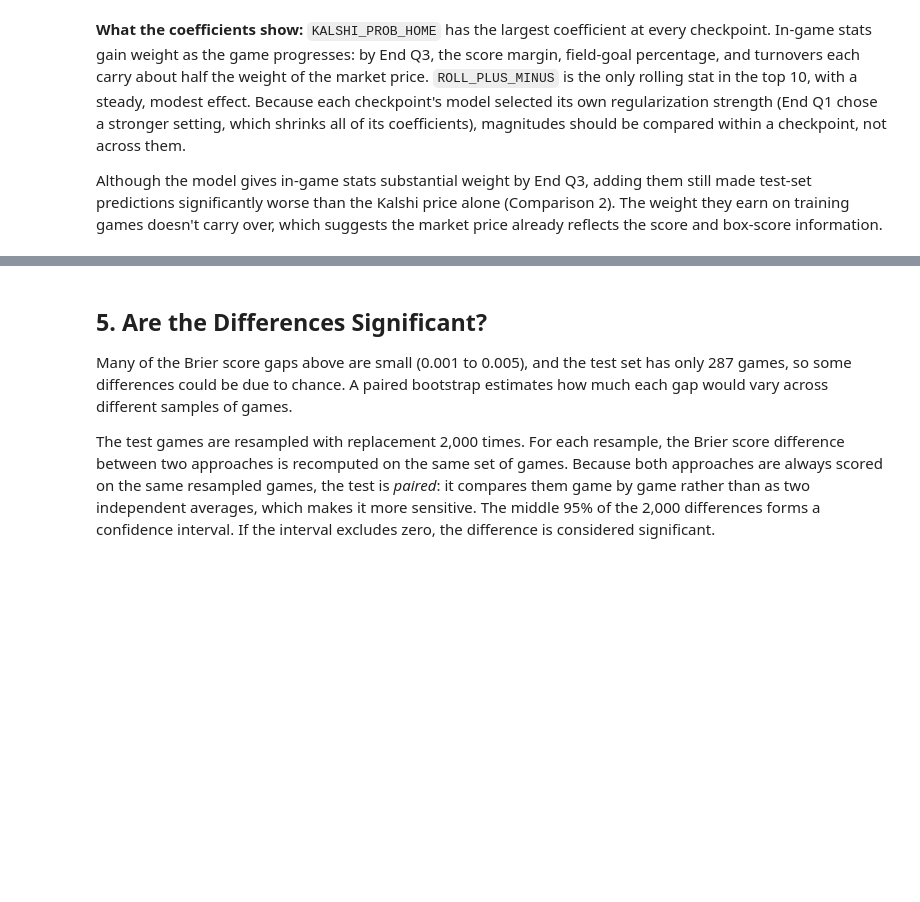
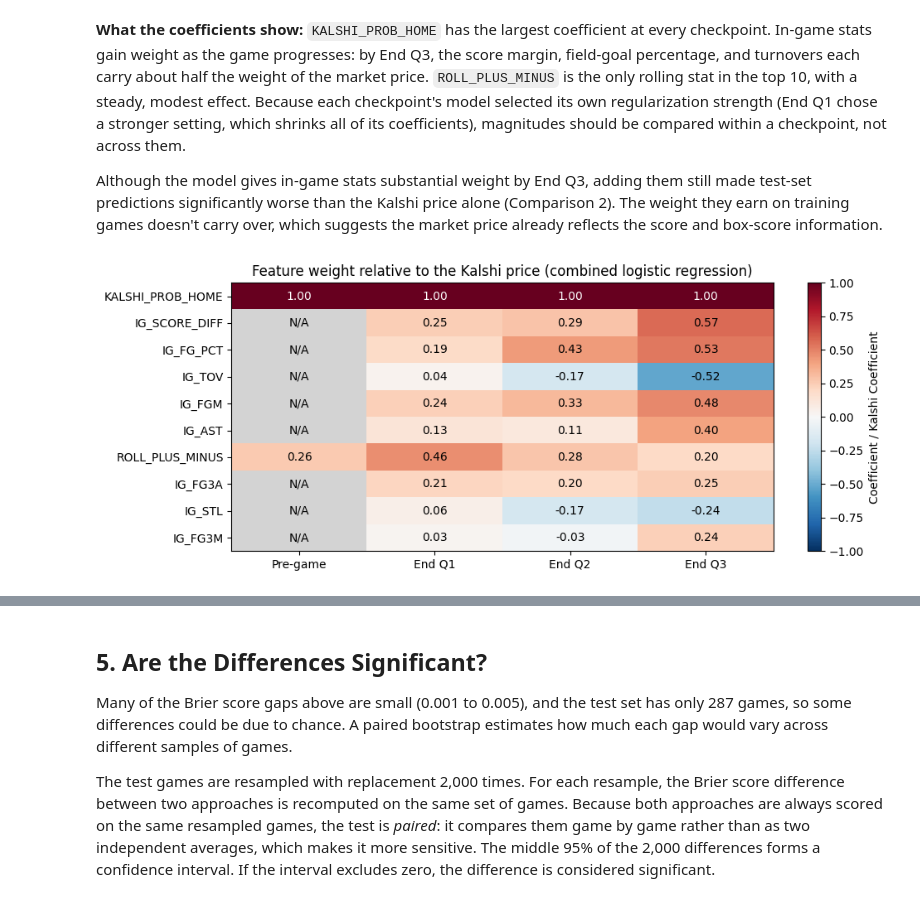
Before and after one commit to brad-hof/Milestone2, a Jupyter notebook: Notebooks/supervised_section.ipynb, the cells around one changed output, grey strips where cells are left out. Cells and saved outputs as stored; diff of their text form; code cells hidden in the pictures; blank space fills up the shorter version.

```diff
--- a/Notebooks/supervised_section.ipynb
+++ b/Notebooks/supervised_section.ipynb
@@ -291,3 +334,34 @@ coef_table.loc[top].round(3)
 **What the coefficients show:** `KALSHI_PROB_HOME` has the largest coefficient at every checkpoint. In-game stats gain weight as the game progresses: by End Q3, the score margin, field-goal percentage, and turnovers each carry about half the weight of the market price. `ROLL_PLUS_MINUS` is the only rolling stat in the top 10, with a steady, modest effect. Because each checkpoint's model selected its own regularization strength (End Q1 chose a stronger setting, which shrinks all of its coefficients), magnitudes should be compared within a checkpoint, not across them.
 
 Although the model gives in-game stats substantial weight by End Q3, adding them still made test-set predictions significantly worse than the Kalshi price alone (Comparison 2). The weight they earn on training games doesn't carry over, which suggests the market price already reflects the score and box-score information.
+# %%
+# Figure: each feature's logistic regression coefficient relative to the Kalshi coefficient, by checkpoint
+
+relative = coef_table.loc[top_features].div(coef_table.loc["KALSHI_PROB_HOME"], axis=1)  # Kalshi = 1.00 in every column
+
+cmap = plt.cm.RdBu_r.copy()  # red = favors home, blue = favors away
+cmap.set_bad("lightgrey")    # color for NaN cells (in-game stats at pre-game checkpoint)
+
+fig, ax = plt.subplots(figsize=(10, 4))
+im = ax.imshow(np.ma.masked_invalid(relative.values), cmap=cmap, vmin=-1, vmax=1, aspect="auto")
+
+# write each value in its cell, with white text on darker cells
+for i in range(relative.shape[0]):      # rows (features)
+    for j in range(relative.shape[1]):  # columns (checkpoints)
+        value = relative.iat[i, j]
+        text = "N/A" if np.isnan(value) else f"{value:.2f}"
+        color = "white" if abs(value) > 0.6 else "black"
+        ax.text(j, i, text, ha="center", va="center", color=color)  # x = column, y = row
+
+ax.set_xticks(range(len(LABELS)))
+ax.set_xticklabels(LABELS)
+ax.set_yticks(range(len(relative)))
+ax.set_yticklabels(relative.index)
+ax.set_title("Feature weight relative to the Kalshi price (combined logistic regression)")
+fig.colorbar(im, ax=ax, label="Coefficient / Kalshi Coefficient")
+
+plt.tight_layout()
+plt.savefig(VIZ_DIR / "05_supervised_relative_coefficients.png", dpi=300, bbox_inches="tight")
+plt.show()
+# %% [output]
+[figure, added]
```
Also changed, not shown: parts of 19 cells of this notebook, 4 other files.
